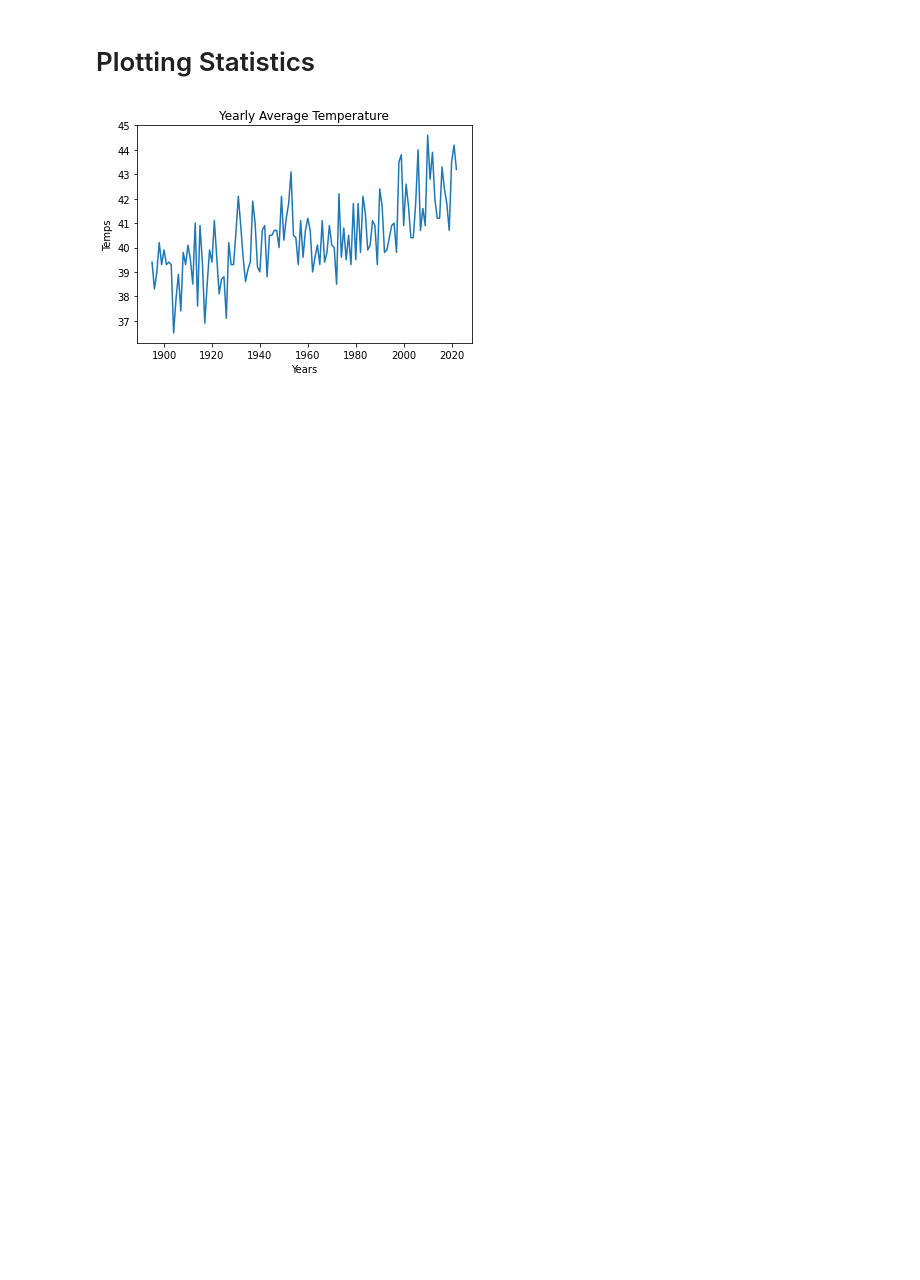
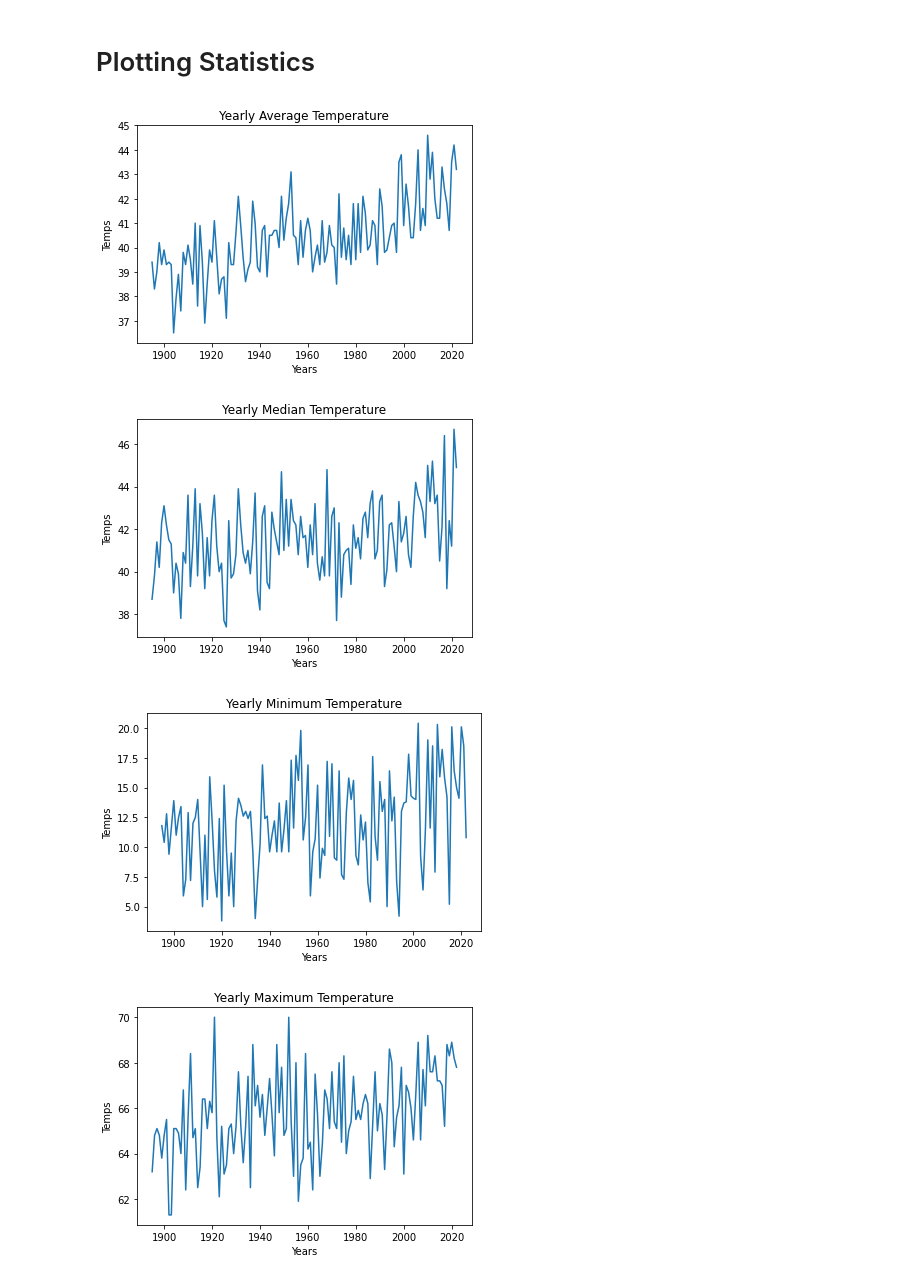
Before and after one commit to CameronChadwick/maine_climate, a Jupyter notebook: maine_climate.ipynb, the cells around one changed output. Saved outputs shown, nothing was run; the diff lists cells and outputs as text; code cells hidden in the pictures; blank space fills up the shorter version.

```diff
--- a/maine_climate.ipynb
+++ b/maine_climate.ipynb
@@ -130,13 +124,19 @@ dtype: float64)
 # %% [markdown]
 # Plotting Statistics
 # %%
-def plotting(frame, col, title, xlabel, ylabel):
+def plotting_yearly(frame, col, title, xlabel, ylabel):
   plt.figure()
   plt.plot(frame['Date'], frame[col])
   plt.title(title)
   plt.xlabel(xlabel)
   plt.ylabel(ylabel)
 
-plotting(temp_df, 'Yearly Average', 'Yearly Average Temperature', 'Years', 'Temps')
+plotting_yearly(temp_df, 'Yearly Average', 'Yearly Average Temperature', 'Years', 'Temps')
+plotting_yearly(temp_df, 'Yearly Median', 'Yearly Median Temperature', 'Years', 'Temps')
+plotting_yearly(temp_df, 'Yearly Min', 'Yearly Minimum Temperature', 'Years', 'Temps')
+plotting_yearly(temp_df, 'Yearly Max', 'Yearly Maximum Temperature', 'Years', 'Temps')
 # %% [output]
 [figure]
+[figure, added]
+[figure, added]
+[figure, added]
```
Also changed, not shown: parts of 2 cells of this notebook.
